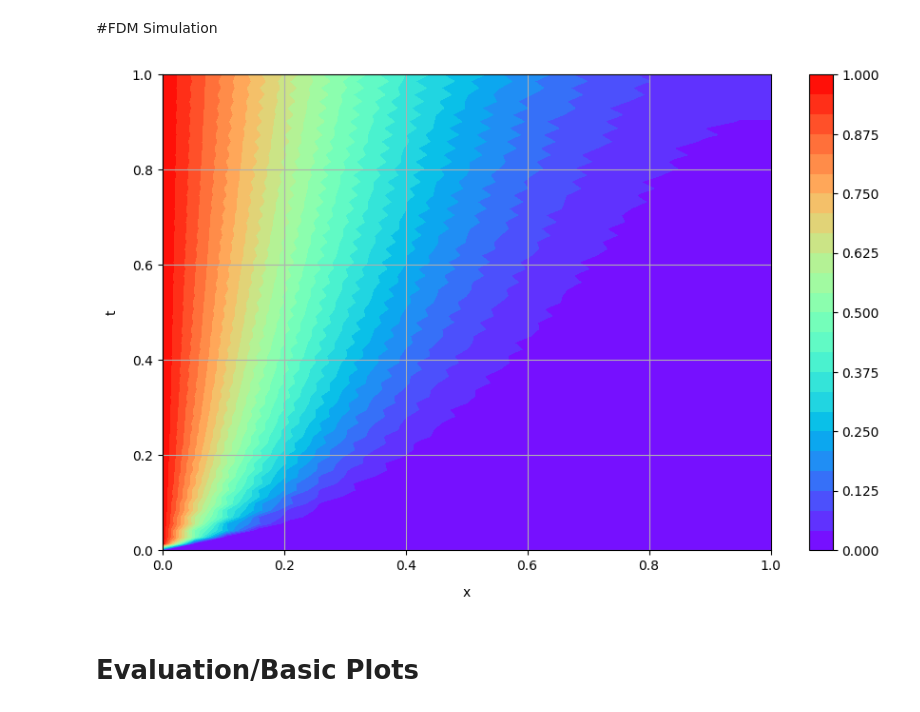
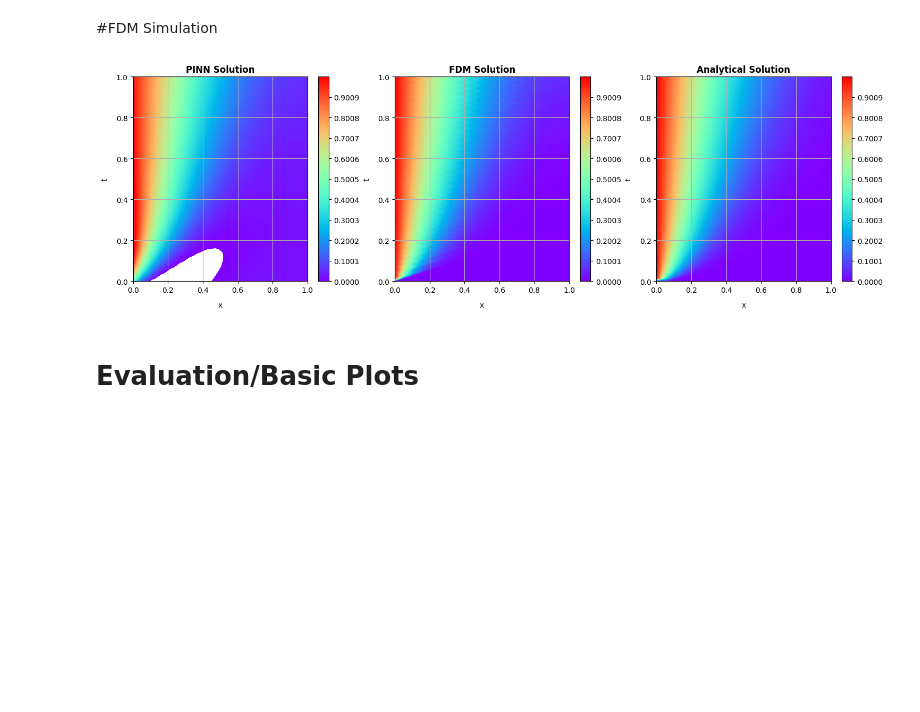
Before and after one commit to sushirito/Hg2, a Jupyter notebook: Copy_of_1D_Diffusion_Equation.ipynb, the cells around one changed output. Saved outputs shown, nothing was run; the diff lists cells and outputs as text; code cells hidden in the pictures; blank space fills up the shorter version.

Commit message:
Small commit (added side-by-side contour plot for PINN + Analytical Solution alongside FDM)

```diff
--- a/Copy_of_1D_Diffusion_Equation.ipynb
+++ b/Copy_of_1D_Diffusion_Equation.ipynb
@@ -190,32 +190,46 @@ Total training time in minutes: 0.3034597675005595
 # %%
 def central_difference(n, i, delta_x, delta_t, c):
     return c[n][i] + delta_t * (D * (c[n][i+1] - 2*c[n][i] + c[n][i-1])/(delta_x)**2)
 
 points_in_x = 20
 x = np.linspace(0, 1, points_in_x)
 delta_x = x[1] - x[0]
 delta_t = 0.5 * delta_x**2 / D
 points_in_t = int(1.0/delta_t)
 t = np.linspace(0, 1, points_in_t)
 delta_t = t[1] - t[0]
 c = np.zeros((len(t), len(x)))
 c[0, :] = 0
+
 for n in range(0, len(t)-1):
     c[n+1, 0] = c0
     for i in range(1, len(x)-1):
         c[n+1][i] = central_difference(n, i, delta_x, delta_t, c)
     c[n+1, -1] = c[n+1, -2]
 
-fig = plt.figure(figsize=(8, 5))
-ax = fig.add_axes([0, 0, 1, 1])
-img = ax.contourf(x, t, c, levels=np.linspace(0, c0, 25), cmap='rainbow')
-fig.colorbar(img)
-ax.grid()
-ax.set_xlabel('x', labelpad=10)
-ax.set_ylabel('t', labelpad=10)
-plt.savefig('1DSoluteDiffusion_FDM.png', dpi=300, transparent=False, bbox_inches='tight')
+X, T = np.meshgrid(x, t)
+full_mesh = np.hstack([X.reshape(-1,1), T.reshape(-1,1)])
+pinn_pred = eval_model(full_mesh).reshape(X.shape)
+
+analytical_pred = np.array([[analytical_solution(xi, ti, D, c0) for xi in x] for ti in t])
+
+fig, axes = plt.subplots(1, 3, figsize=(18, 5))
+
+titles = ['PINN Solution', 'FDM Solution', 'Analytical Solution']
+data = [pinn_pred, c, analytical_pred]
+
+for ax, d, title in zip(axes, data, titles):
+    img = ax.contourf(x, t, d, levels=np.linspace(0, c0, 1000), cmap='rainbow')
+    fig.colorbar(img, ax=ax)
+    ax.set_title(title, fontweight='bold')
+    ax.set_xlabel('x', labelpad=10)
+    ax.set_ylabel('t', labelpad=10)
+    ax.grid()
+
+plt.savefig('1DSoluteDiffusion_Comparison.png', dpi=300, transparent=False, bbox_inches='tight')
+plt.show()
 # %% [output]
-[figure, old version]
+[figure, new version]
 # %% [markdown]
 # Evaluation/Basic Plots
 # %%
```
